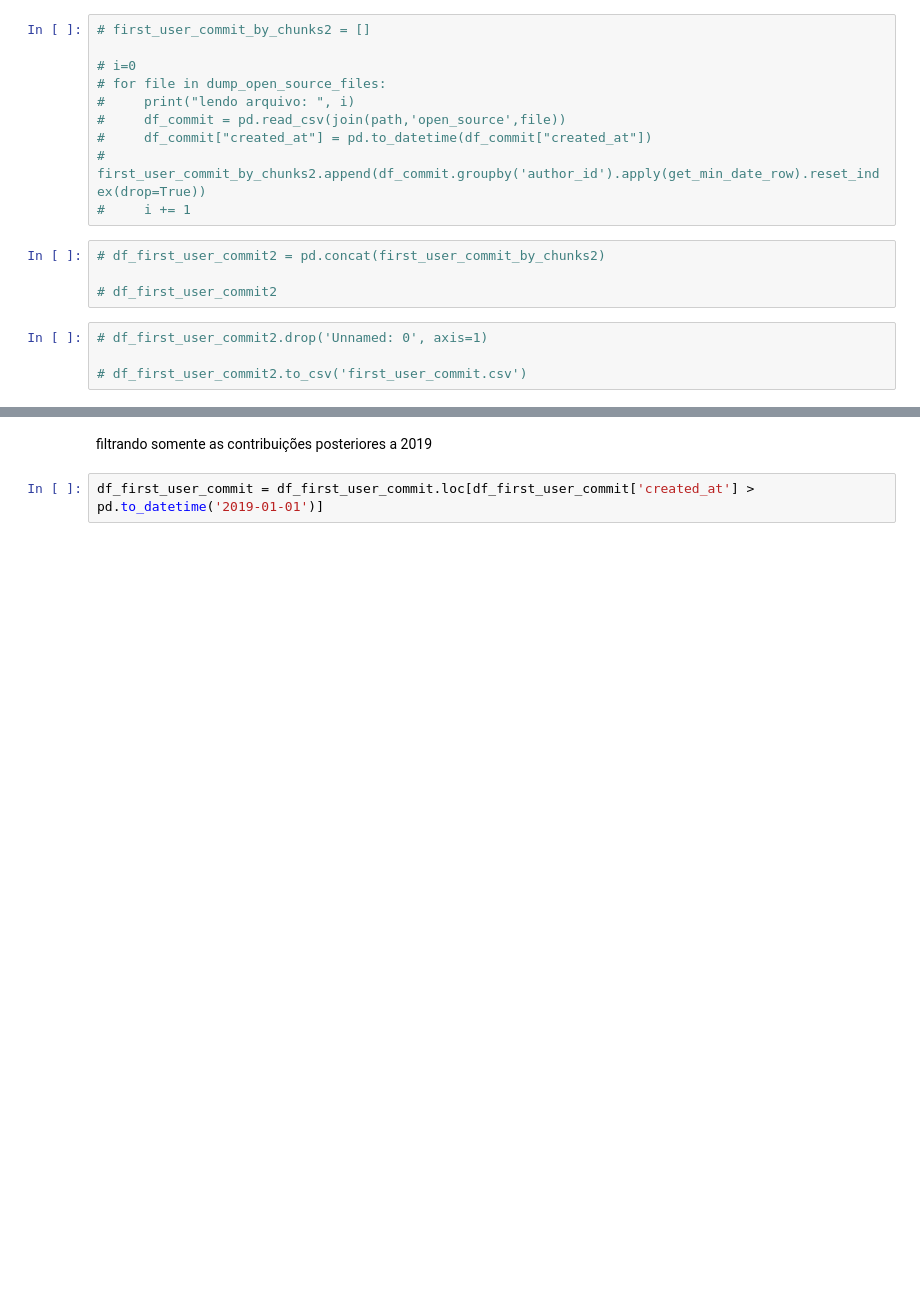
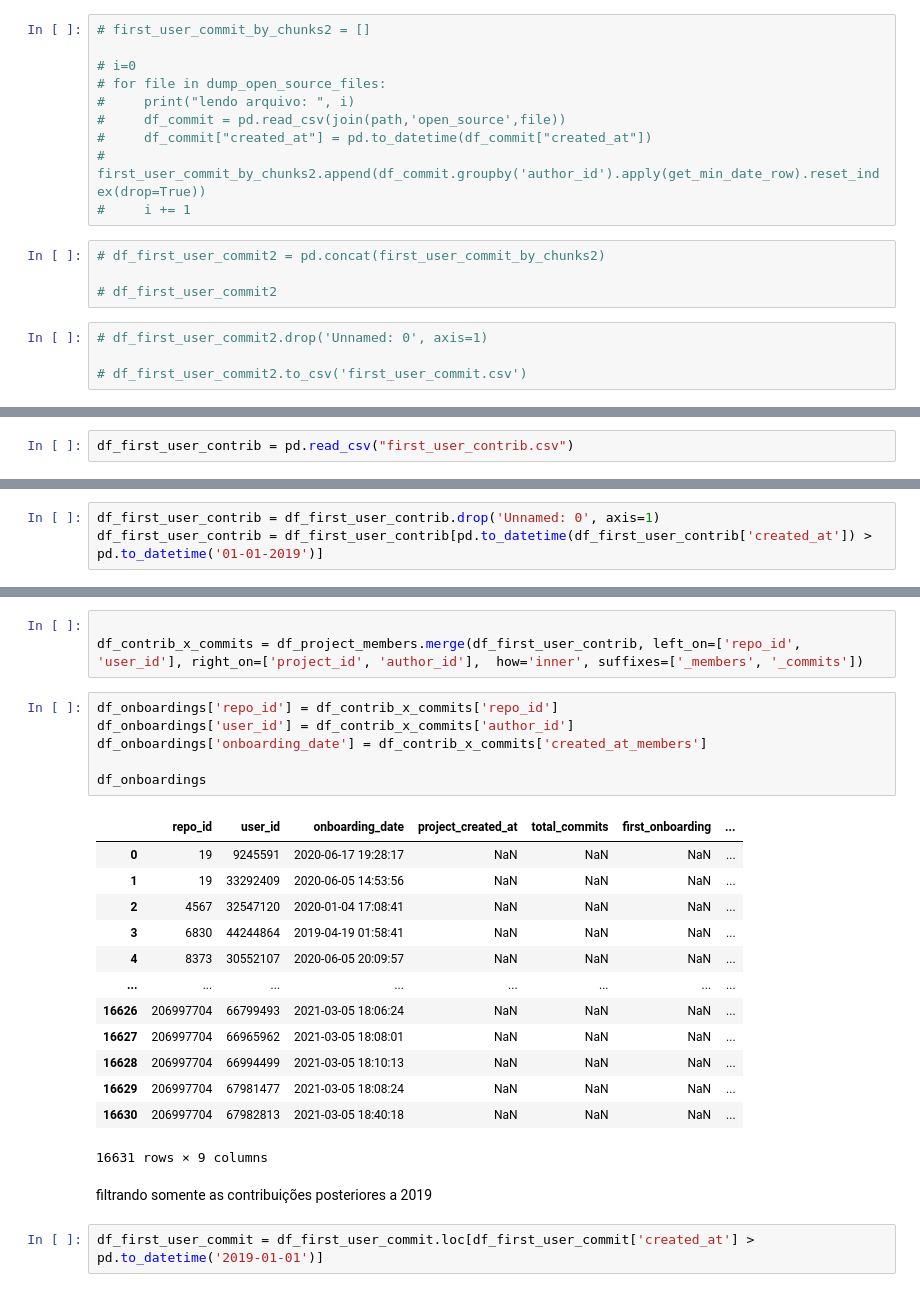
Before and after one commit to gusgewehr/OpenSourceEvaluationForFirstContribution, a Jupyter notebook: Evaluation.ipynb, the cells around one changed output, grey strips where cells are left out. Saved outputs shown, nothing was run; the diff lists cells and outputs as text; blank space fills up the shorter version.

```diff
--- a/Evaluation.ipynb
+++ b/Evaluation.ipynb
@@ -244,0 +229,2 @@ df_first_user_contrib.to_csv('first_user_contrib.csv')
+# %%
+df_first_user_contrib = pd.read_csv("first_user_contrib.csv")
@@ -244,0 +233,3 @@ df_first_user_contrib.to_csv('first_user_contrib.csv')
+# %%
+df_first_user_contrib = df_first_user_contrib.drop('Unnamed: 0', axis=1)
+df_first_user_contrib = df_first_user_contrib[pd.to_datetime(df_first_user_contrib['created_at']) > pd.to_datetime('01-01-2019')]
@@ -245,3 +268,26 @@ df_first_user_contrib.to_csv('first_user_contrib.csv')
+# %%
+
+df_contrib_x_commits = df_project_members.merge(df_first_user_contrib, left_on=['repo_id', 'user_id'], right_on=['project_id', 'author_id'],  how='inner', suffixes=['_members', '_commits'])
+# %%
+df_onboardings['repo_id'] = df_contrib_x_commits['repo_id']
+df_onboardings['user_id'] = df_contrib_x_commits['author_id']
+df_onboardings['onboarding_date'] = df_contrib_x_commits['created_at_members']
+
+df_onboardings
+# %% [output]
+|  | repo_id | user_id | onboarding_date | project_created_at | total_commits | first_onboarding | ... |
+| 0 | 19 | 9245591 | 2020-06-17 19:28:17 | NaN | NaN | NaN | ... |
+| 1 | 19 | 33292409 | 2020-06-05 14:53:56 | NaN | NaN | NaN | ... |
+| 2 | 4567 | 32547120 | 2020-01-04 17:08:41 | NaN | NaN | NaN | ... |
+| 3 | 6830 | 44244864 | 2019-04-19 01:58:41 | NaN | NaN | NaN | ... |
+| 4 | 8373 | 30552107 | 2020-06-05 20:09:57 | NaN | NaN | NaN | ... |
+| ... | ... | ... | ... | ... | ... | ... | ... |
+| 16626 | 206997704 | 66799493 | 2021-03-05 18:06:24 | NaN | NaN | NaN | ... |
+| 16627 | 206997704 | 66965962 | 2021-03-05 18:08:01 | NaN | NaN | NaN | ... |
+| 16628 | 206997704 | 66994499 | 2021-03-05 18:10:13 | NaN | NaN | NaN | ... |
+| 16629 | 206997704 | 67981477 | 2021-03-05 18:08:24 | NaN | NaN | NaN | ... |
+| 16630 | 206997704 | 67982813 | 2021-03-05 18:40:18 | NaN | NaN | NaN | ... |
+16631 rows × 9 columns
 # %% [markdown]
 filtrando somente as contribuições posteriores a 2019
 # %%
```
Also changed, not shown: parts of 12 cells of this notebook.
